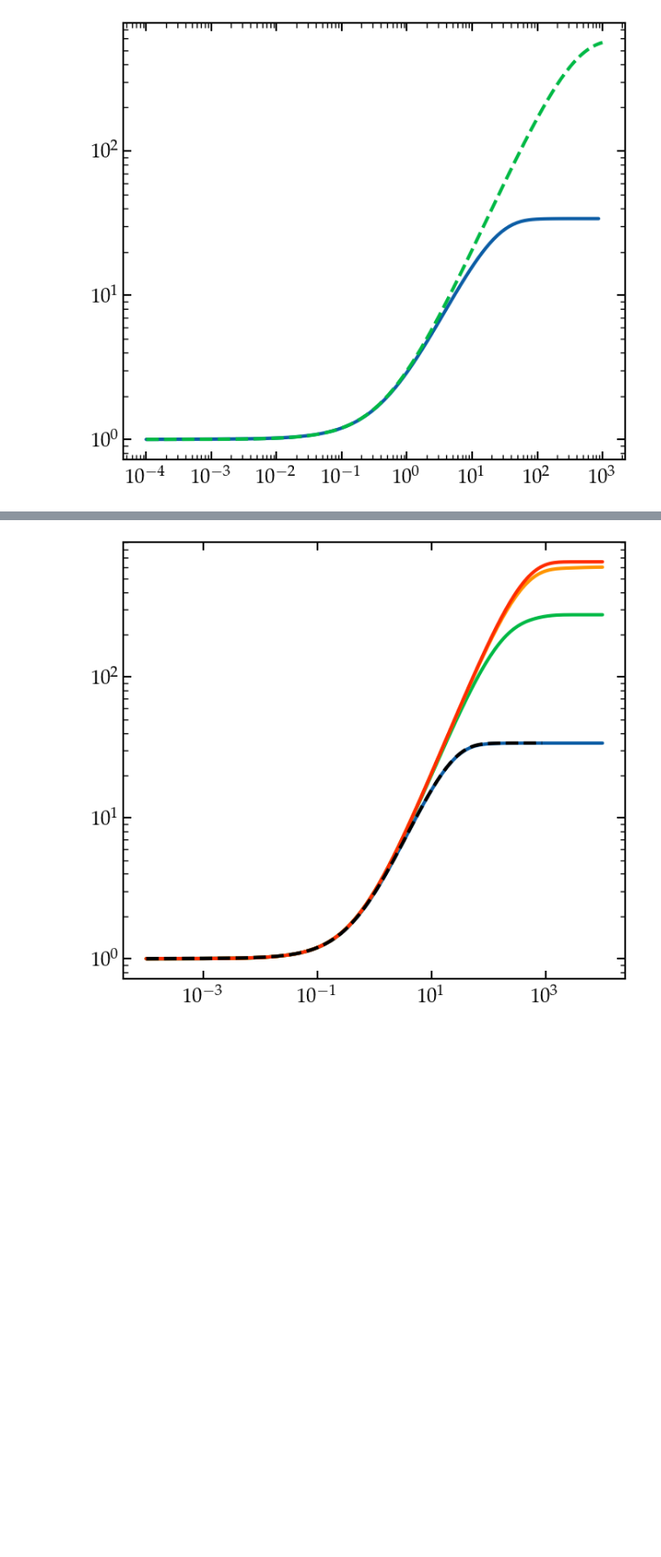
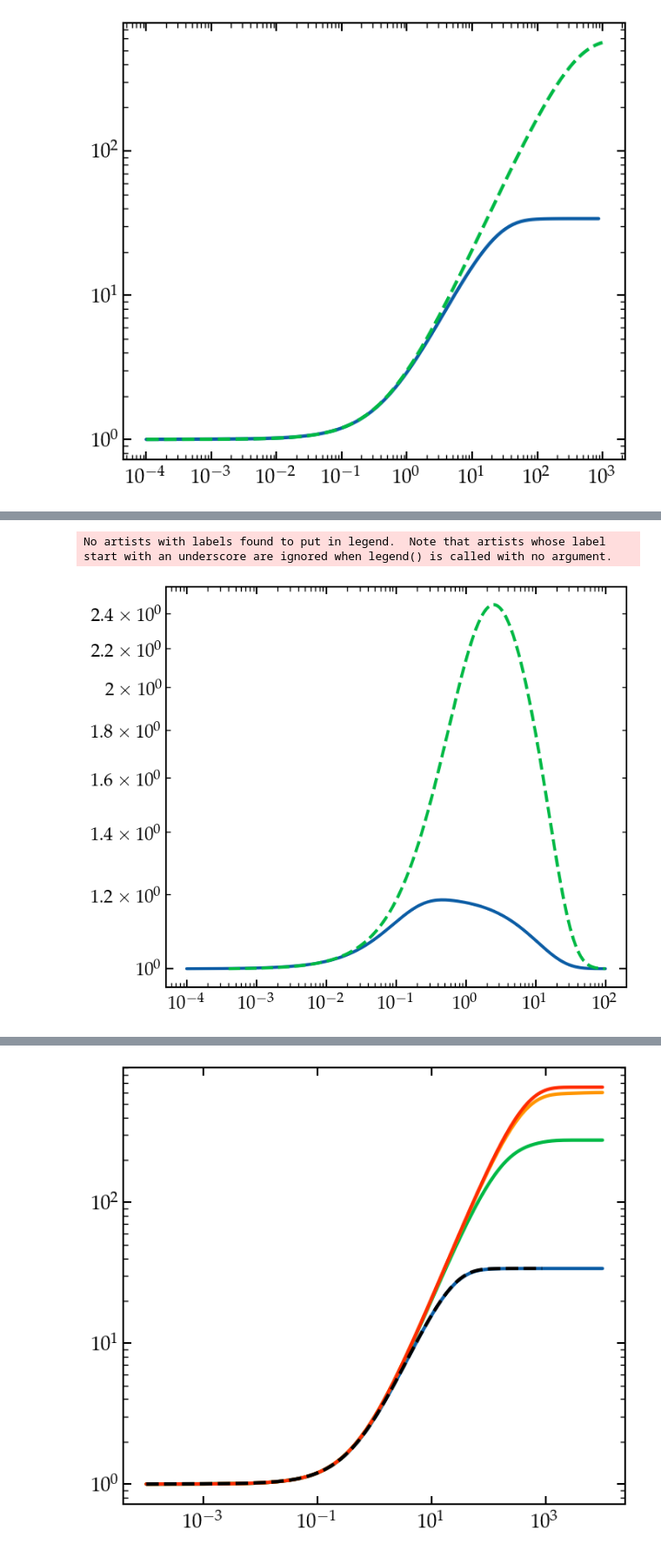
Before and after one commit to gpierobon/pyOpenNu, a Jupyter notebook: notebooks/Solutions.ipynb, the cells around one changed output, grey strips where cells are left out. Shown at 87% size. Saved outputs shown, nothing was run; the diff lists cells and outputs as text; code cells hidden in the pictures; blank space fills up the shorter version.

Commit message:
saving local work

```diff
--- a/notebooks/Solutions.ipynb
+++ b/notebooks/Solutions.ipynb
@@ -75,20 +91,20 @@ plt.show()
 # %%
-N = 30
+N = 40
 state = piqs.dicke(N,N/2,-N/2)
 
 # Gammas
 gE  = 0 # local emission
-gD  = 30 # local dephasing
+gD  = N # local dephasing
 gP  = 0 # local pumping
 gCE = 1 # collective emission
 gCD = 0 # collective dephasing
 gCP = 0.997 # collective pumping
 
 # Time parameters for QuTip
-nt = 201
+nt = 1001
 td0 = 1/(N*gCE)
 tmax = 100 * td0
-tq = np.linspace(0.0001, tmax, nt)
+tq = np.geomspace(0.00001, tmax, nt)
 
-q_jx, q_jz, q_jx2, q_jz2, q_jpm, q_jmp, _ = run.RunQutip(N, tq, state, gE, gD, gP, gCE, gCP, gCD)
+q_jx, q_jz, q_jx2, q_jz2, q_jpm, q_jmp, _ = run.RunQutip(N, tq, state, gE, gP, gD, gCE, gCP, gCD)
 # %% [output]
@@ -105,7 +113,11 @@ KeyboardInterrupt
 # %%
-Ncode = 30
-t0, _, _, j0, _ = on.solve2nd(Ncode,gp_ratio=0.997,gd_ratio=Ncode,tf=1e3)
+Ncode = 40
+t0, _, _, j0, _ = on.solve2nd(Ncode,gp_ratio=0.997,gd_ratio=10, tf=1e2)
 # %%
 plt.loglog(t0, j0/Ncode*4)
-plt.loglog(tq/td0, q_jx2/Ncode*4)
+plt.loglog(tq/td0, q_jx2/N*4, ls='--')
+plt.legend()
 plt.show()
+# %% [output]
+No artists with labels found to put in legend.  Note that artists whose label start with an underscore are ignored when legend() is called with no argument.
+[figure, added]
```
Also changed, not shown: parts of 10 cells of this notebook, 4 other files.
